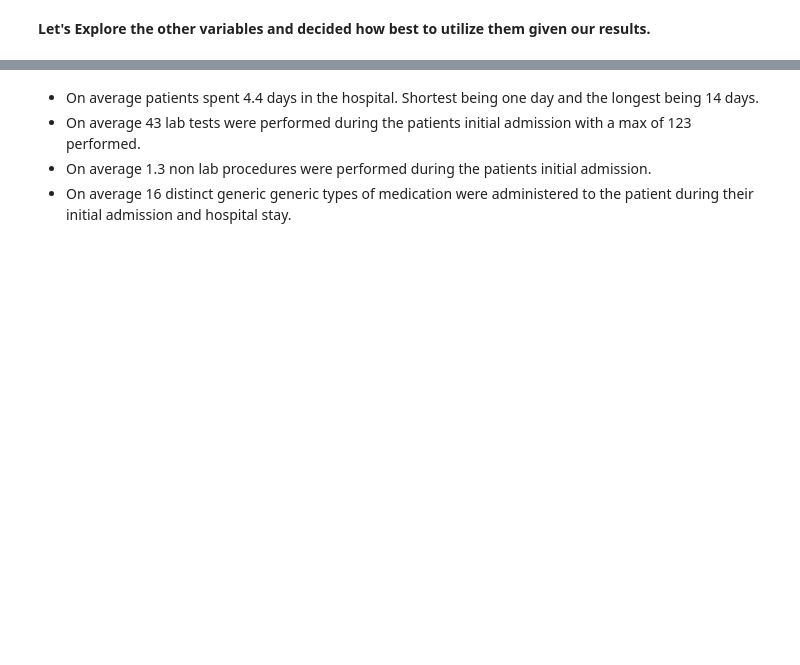
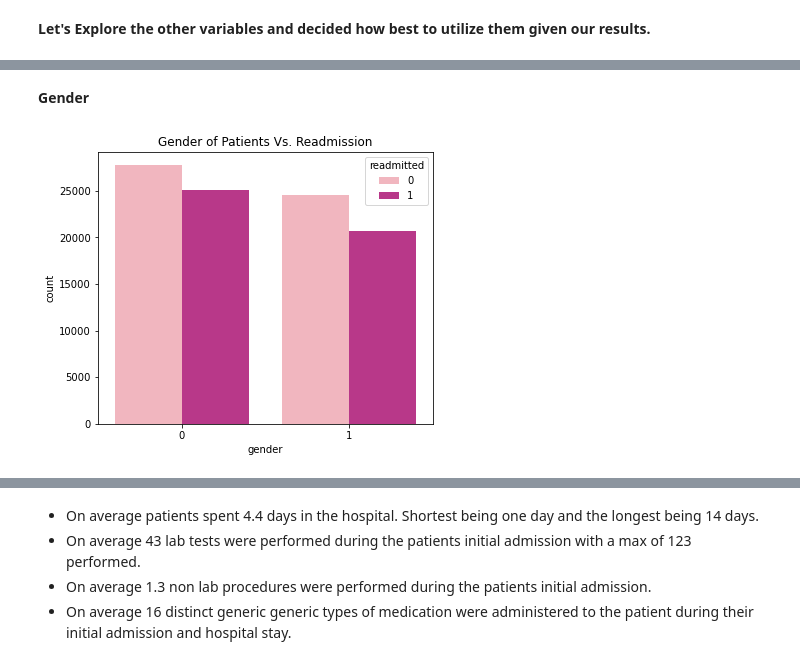
Before and after one commit to akamara05/diabetic_readmissions_project, a Jupyter notebook: part-03/Part 2 - EDA .ipynb, the cells around one changed output, grey strips where cells are left out. Cells and saved outputs as stored; diff of their text form; code cells hidden in the pictures; blank space fills up the shorter version.

```diff
--- a/part-03/Part 2 - EDA .ipynb
+++ b/part-03/Part 2 - EDA .ipynb
@@ -170,0 +137,8 @@ point plot: https://towardsdatascience.com/a-complete-guide-to-plotting-categori
+# %% [markdown]
+__Gender__
+# %%
+plt.figure(figsize=(6,5))
+sns.countplot(x = df['gender'], hue=df['readmitted'],palette= 'RdPu')
+plt.title("Gender of Patients Vs. Readmission");
+# %% [output]
+[figure, added]
```
Also changed, not shown: parts of 73 cells of this notebook, 4 other files.
